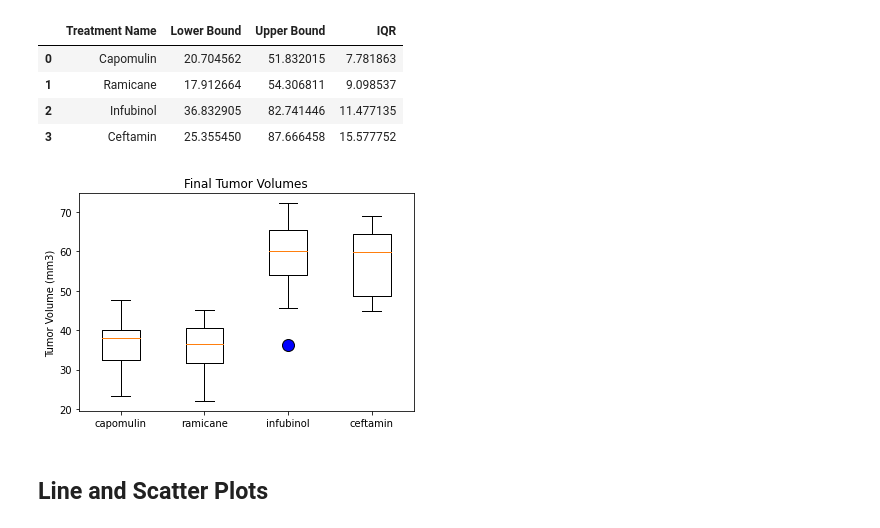
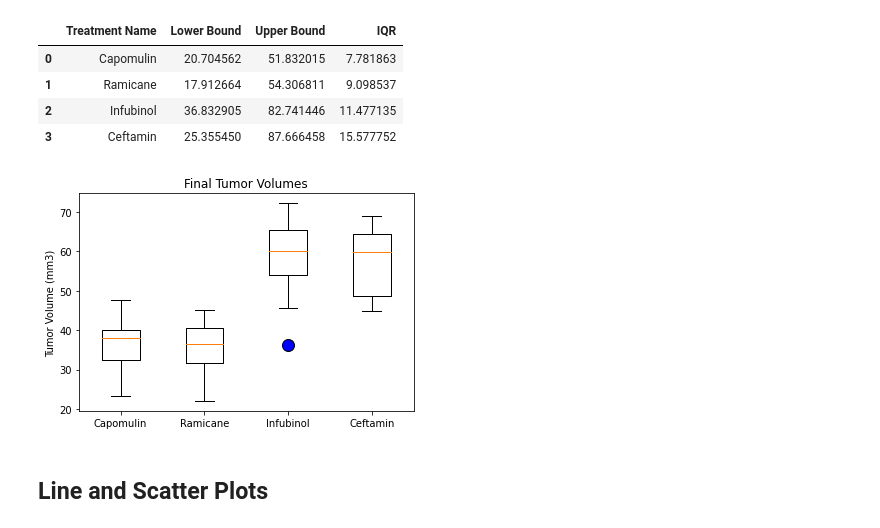
Before and after one commit to timsamson/MatPlotLib_Challange, a Jupyter notebook: pymaceuticals.ipynb, the cells around one changed output. Cells and saved outputs as stored; diff of their text form; code cells hidden in the pictures.

```diff
--- a/pymaceuticals.ipynb
+++ b/pymaceuticals.ipynb
@@ -298,17 +298,17 @@ stats_df
 # %%
 # Generate a box plot of the final tumor volume of each mouse across four regimens of interest
 box_plot = dict(markerfacecolor='blue',markersize=12)
 
 #Make Box Plot
-plt.boxplot([capomulin,ramicane, infubinol, ceftamin], labels=["Capomulin","ramicane","infubinol","ceftamin"], flierprops= orange_out)
+plt.boxplot([capomulin,ramicane, infubinol, ceftamin], labels=["Capomulin","Ramicane","Infubinol","Ceftamin"], flierprops= orange_out)
 
 #Formatting
 plt.title("Final Tumor Volumes")
 plt.ylabel("Tumor Volume (mm3)")
 plt.savefig('Tumor Volume Box Plot')
 plt.show()
 # %% [output]
-[figure, old version]
+[figure, new version]
 # %% [markdown]
 ## Line and Scatter Plots
 # %%
```
Also changed, not shown: 1 other file.
